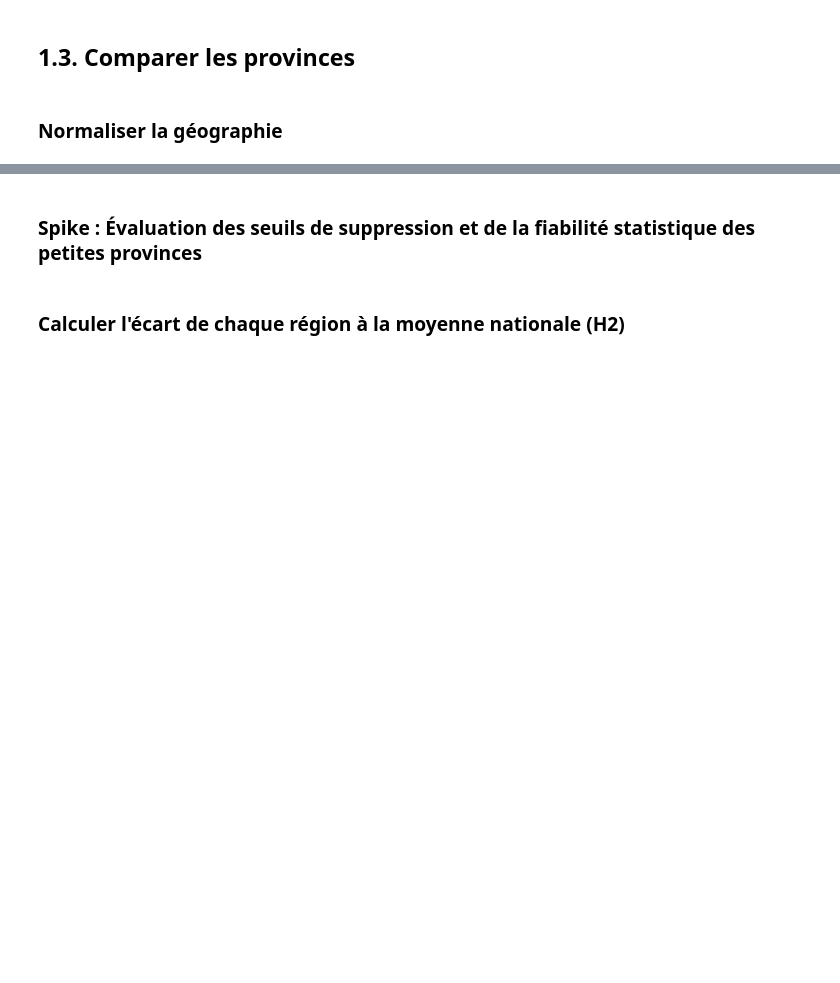
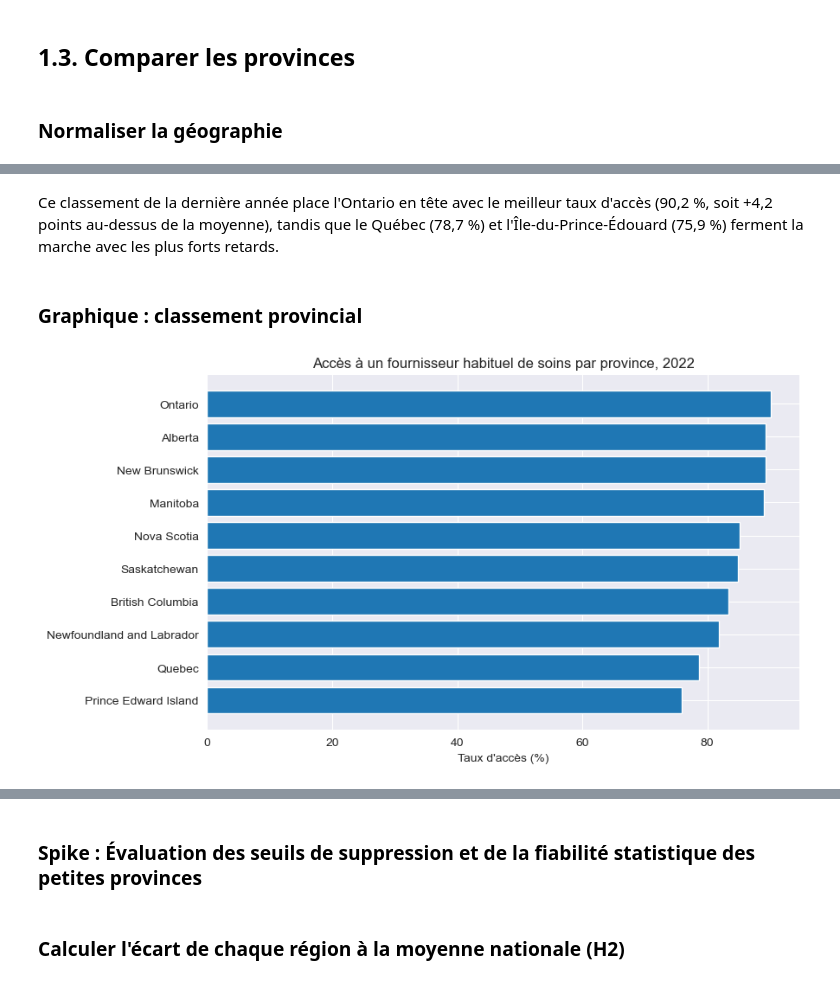
Before and after one commit to abdn-fz/canada-healthcare-access-analysis, a Jupyter notebook: notebooks/eda_healthcare_access.ipynb, the cells around one changed output, grey strips where cells are left out. Cells and saved outputs as stored; diff of their text form; code cells hidden in the pictures; blank space fills up the shorter version.

Commit message:
Comparaison Provinciale
comparaison provinciale (US-05) et trajectoires régionales (US-06)

```diff
--- a/notebooks/eda_healthcare_access.ipynb
+++ b/notebooks/eda_healthcare_access.ipynb
@@ -857,0 +889,13 @@ Entre 2015 et 2021, le taux national de personnes ayant un fournisseur habituel
+# %%
+import os
+import pandas as pd
+import matplotlib.pyplot as plt
+
+DATA_DIR=os.path.join('..','data')
+OUT_DIR=os.path.join('..','figures')
+os.makedirs(OUT_DIR,exist_ok=True)
+
+df=pd.read_csv(os.path.join(DATA_DIR,'table_analytique_nettoyee.csv'))
+REF_AGE,REF_SEX='Total, 12 years and over','Both sexes'
+prov=df[(df['GEO']!='Canada (excluding territories)')&(df['Age group']==REF_AGE)&(df['Sex']==REF_SEX)].copy()
+prov[['GEO']].drop_duplicates().sort_values('GEO')
@@ -857,0 +916,5 @@ Entre 2015 et 2021, le taux national de personnes ayant un fournisseur habituel
+# %%
+nat=df[(df['GEO']=='Canada (excluding territories)')&(df['Age group']==REF_AGE)&(df['Sex']==REF_SEX)][['REF_DATE','val_percent']].rename(columns={'val_percent':'nat'})
+prov=prov.merge(nat,on='REF_DATE')
+prov['ecart_pts']=prov['val_percent']-prov['nat']
+prov[['GEO','REF_DATE','val_percent','ecart_pts']].head()
@@ -857,0 +932,4 @@ Entre 2015 et 2021, le taux national de personnes ayant un fournisseur habituel
+# %%
+last=prov['REF_DATE'].max()
+rang=prov[prov['REF_DATE']==last][['GEO','val_percent','ecart_pts']].sort_values('val_percent',ascending=False)
+rang
@@ -857,0 +948,15 @@ Entre 2015 et 2021, le taux national de personnes ayant un fournisseur habituel
+# %% [markdown]
+Ce classement de la dernière année place l'Ontario en tête avec le meilleur taux d'accès (90,2 %, soit +4,2 points au-dessus de la moyenne), tandis que le Québec (78,7 %) et l'Île-du-Prince-Édouard (75,9 %) ferment la marche avec les plus forts retards.
+# %% [markdown]
+### Graphique : classement provincial
+# %%
+fig,ax=plt.subplots(figsize=(9,5))
+ax.barh(rang['GEO'],rang['val_percent'])
+ax.invert_yaxis()
+ax.set_xlabel("Taux d'accès (%)")
+ax.set_title(f"Accès à un fournisseur habituel de soins par province, {last}")
+plt.tight_layout()
+fig.savefig(os.path.join(OUT_DIR,'classement_provincial.png'),dpi=200,bbox_inches='tight')
+plt.show()
+# %% [output]
+[figure, added]
```
Also changed, not shown: parts of 28 cells of this notebook.
